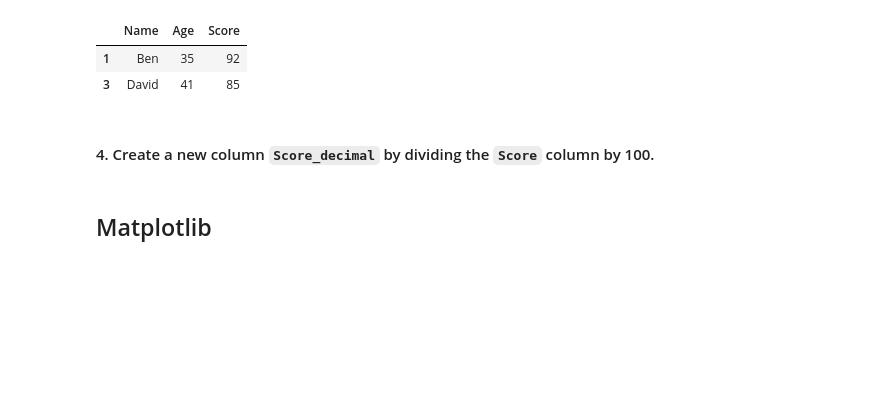
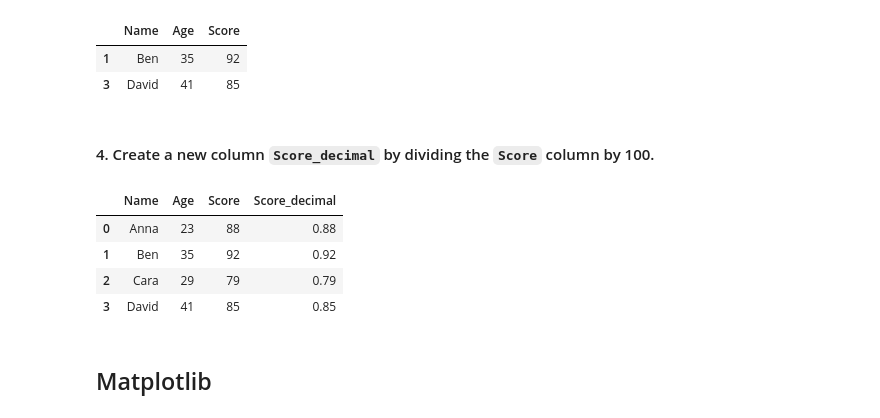
Before and after one commit to AlexandreMMueller/Python_Bootcamp, a Jupyter notebook: 02_exercises/Day-5.ipynb, the cells around one changed output. Saved outputs shown, nothing was run; the diff lists cells and outputs as text; code cells hidden in the pictures; blank space fills up the shorter version.

```diff
--- a/02_exercises/Day-5.ipynb
+++ b/02_exercises/Day-5.ipynb
@@ -54,6 +54,13 @@ df[(df['Age'] > 30) & (df['Score'] >= 85)]
 #### 4. Create a new column `Score_decimal` by dividing the `Score` column by 100.
 # %%
 df['Score_decimal'] = df['Score'] / 100
+df #this is a test
+# %% [output]
+|  | Name | Age | Score | Score_decimal |
+| 0 | Anna | 23 | 88 | 0.88 |
+| 1 | Ben | 35 | 92 | 0.92 |
+| 2 | Cara | 29 | 79 | 0.79 |
+| 3 | David | 41 | 85 | 0.85 |
 # %% [markdown]
 ## Matplotlib
 # %%
```
Also changed, not shown: parts of 4 cells of this notebook.
